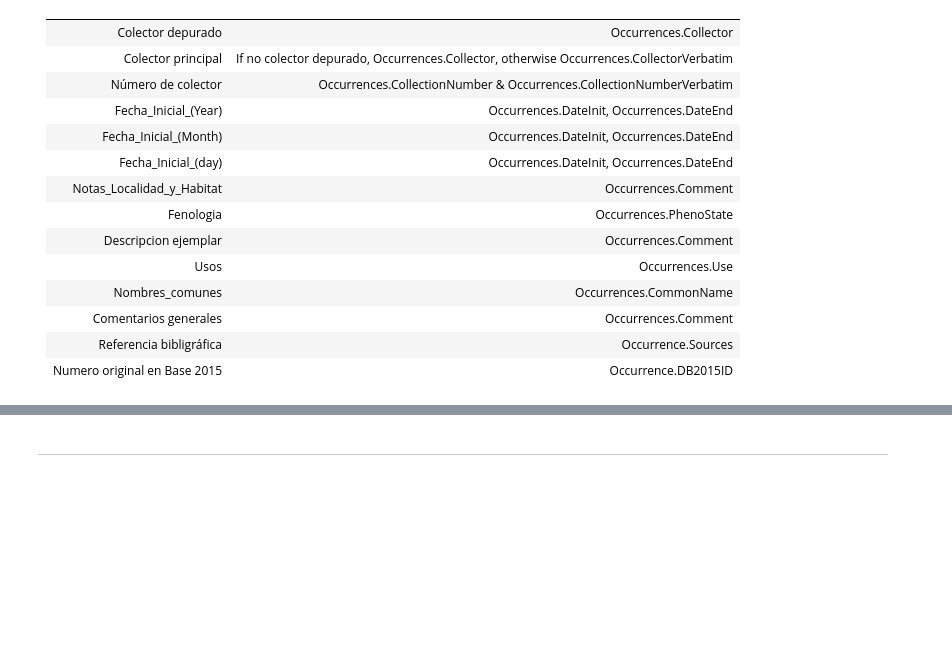
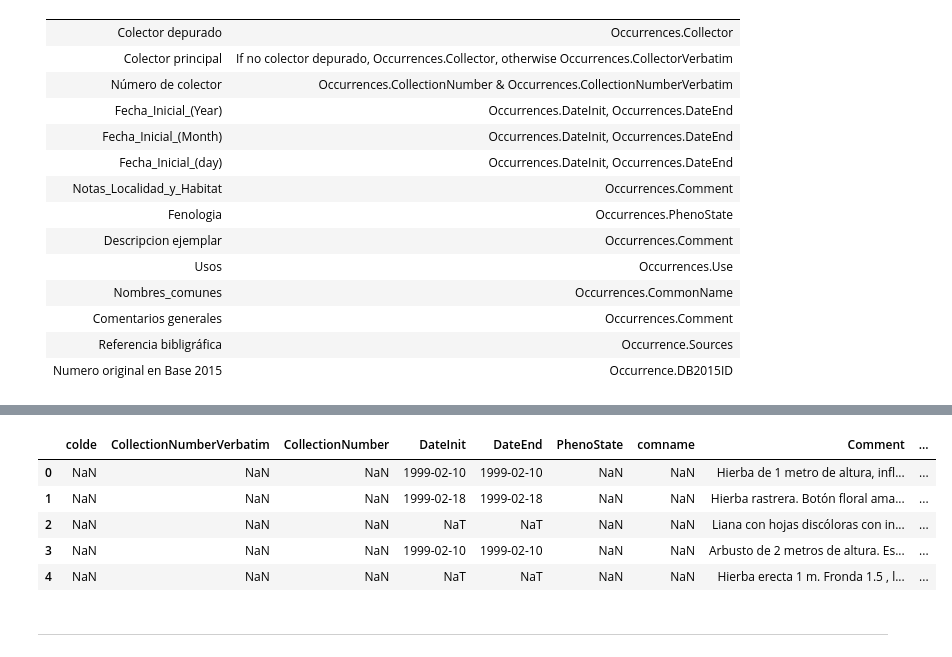
Before and after one commit to nrsalinas/db-conservacion-in-situ, a Jupyter notebook: migracion-dev.ipynb, the cells around one changed output, grey strips where cells are left out. Drawn from its saved outputs; the diff is of its cells as text; code cells hidden in the pictures; blank space fills up the shorter version.

Commit message:
People and Sources up.

```diff
--- a/migracion-dev.ipynb
+++ b/migracion-dev.ipynb
@@ -506,2 +513,38 @@ ori = ori.rename(columns=colpp)
 # %%
-ori['author'] = np.nan
+ori['author'] = None
+
+ori.loc[ori.ref.notna(), 'author'] = ori.loc[ori.ref.notna(), 'ref'
+	].str.extract(r'^([^\(]+)\(').loc[:, 0]
+
+authors = ori.groupby('author').size().reset_index().drop(columns=0)
+authors.index += 1
+authors['authorID'] = authors.index
+
+tmp = authors.author.str.extractall(r'([\w\-\.]{3,},( [A-Z]\.)+)'
+	).drop(columns=1).rename(columns={0:'person'})
+
+persons = tmp.groupby('person').size().reset_index().drop(columns=0)
+persons['PersonID'] = persons.index + 1
+persons['LastName'] = persons.person.str.extract(r'(^[\w\-\.]+),')
+persons['FirstName'] = persons.person.str.extract(r',(.+)$')
+persons = persons.rename(columns={'person':'NameVerbatim'})
+
+peoper = tmp.reset_index().merge(
+	persons, left_on='person', right_on='NameVerbatim', how='left'
+	).rename(columns={
+		'level_0': 'People', 'match':'Order', 'PersonID':'Person'
+	})
+
+peoper['Order'] += 1
+sour = ori.groupby(['ref', 'author']).size().reset_index().drop(columns=0)
+sour = sour.merge(authors, how='left', on='author')
+sour['Year'] = sour.ref.str.extract(r'\((\d+)\)')
+sour['Name'] = sour.ref.str.extract(r'\).\s+(.+)[\.\s]*$')
+sour['Type'] = 'Document'
+# Removing a ghost reference (probably a specimen in F)
+sour = sour.drop(
+	index=sour[sour.Name.isna()].index
+	)
+sour = sour.reset_index(drop=True)
+sour['SourceID'] = sour.index + 1
+ori = ori.merge(sour, on='ref', how='left')
@@ -586,3 +586,5 @@ ori = ori.rename(columns=colpp)
+# %%
+ori.loc[ori.colde.isna(), 'colde'] = ori.loc[ori.colde.isna(), 'colpri']
 # %%
 bits = ori.loc[ori.CollectionNumberVerbatim.notna()
 	& ori.CollectionNumberVerbatim.str.contains(r'[^\d]'), 'CollectionNumberVerbatim'
@@ -711,3 +732,15 @@ ori['Comment'] = ori.descr.apply(str) + "|" + \
+# %%
+ori[['colde', 'CollectionNumberVerbatim', 'CollectionNumber', 'DateInit', 'DateEnd', 'PhenoState',
+	 'comname', 'Comment', 'SourceID', 'usos', 'dbid']].head()
+
+#Reference
+# %% [output]
+|  | colde | CollectionNumberVerbatim | CollectionNumber | DateInit | DateEnd | PhenoState | comname | Comment | ... |
+| 0 | NaN | NaN | NaN | 1999-02-10 | 1999-02-10 | NaN | NaN | Hierba de 1 metro de altura, infl... | ... |
+| 1 | NaN | NaN | NaN | 1999-02-18 | 1999-02-18 | NaN | NaN | Hierba rastrera. Botón floral ama... | ... |
+| 2 | NaN | NaN | NaN | NaT | NaT | NaN | NaN | Liana con hojas discóloras con in... | ... |
+| 3 | NaN | NaN | NaN | 1999-02-10 | 1999-02-10 | NaN | NaN | Arbusto de 2 metros de altura. Es... | ... |
+| 4 | NaN | NaN | NaN | NaT | NaT | NaN | NaN | Hierba erecta 1 m. Fronda 1.5 , l... | ... |
 # %% [markdown]
 ________
 # %%
```
Also changed, not shown: parts of 16 cells of this notebook, 1 other file.
